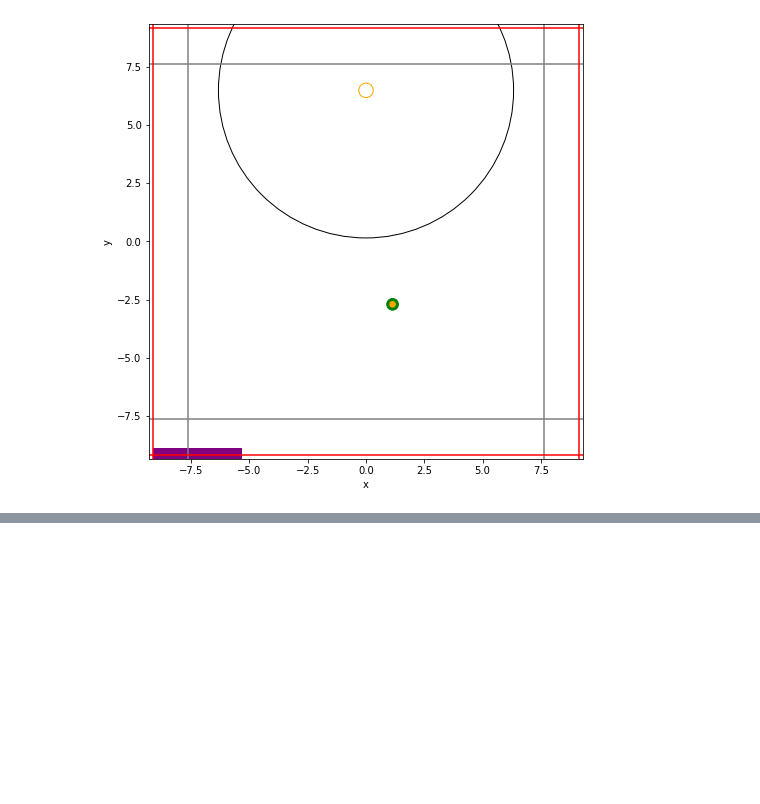
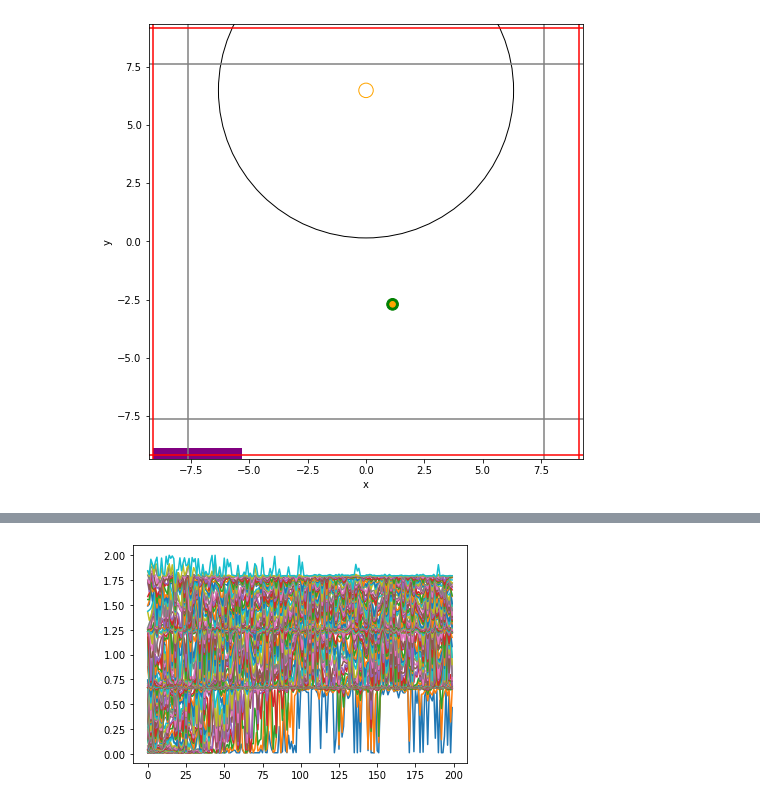
Before and after one commit to akarshkumar0101/basketball-rl, a Jupyter notebook: rl_one_man.ipynb, the cells around one changed output, grey strips where cells are left out. Cells and saved outputs as stored; diff of their text form; code cells hidden in the pictures; blank space fills up the shorter version.

```diff
--- a/rl_one_man.ipynb
+++ b/rl_one_man.ipynb
@@ -124,0 +145,4 @@ calc_fitness(v)
+# %%
+plt.plot(fits.sort(dim=-1).values);
+# %% [output]
+[figure, added]
```
Also changed, not shown: parts of 10 cells of this notebook, 1 other file.
